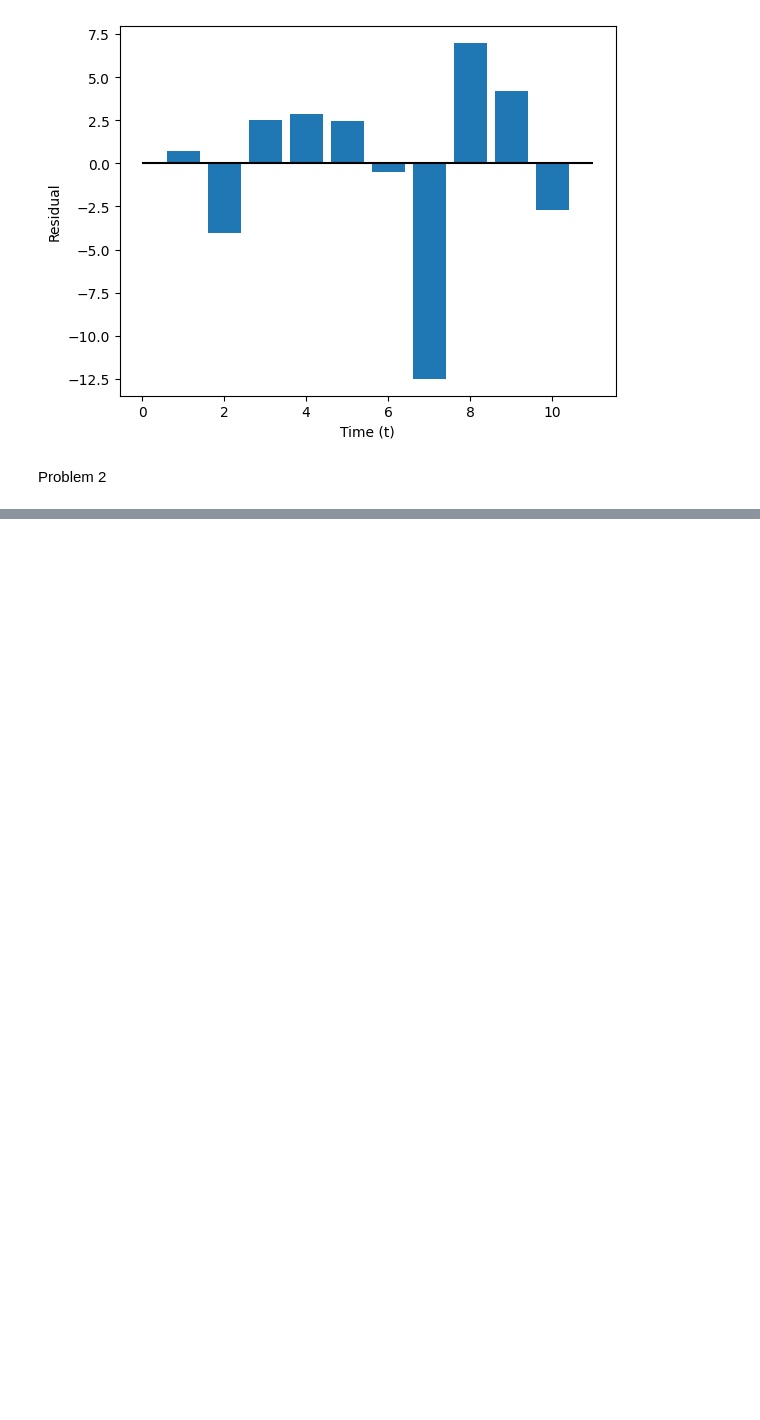
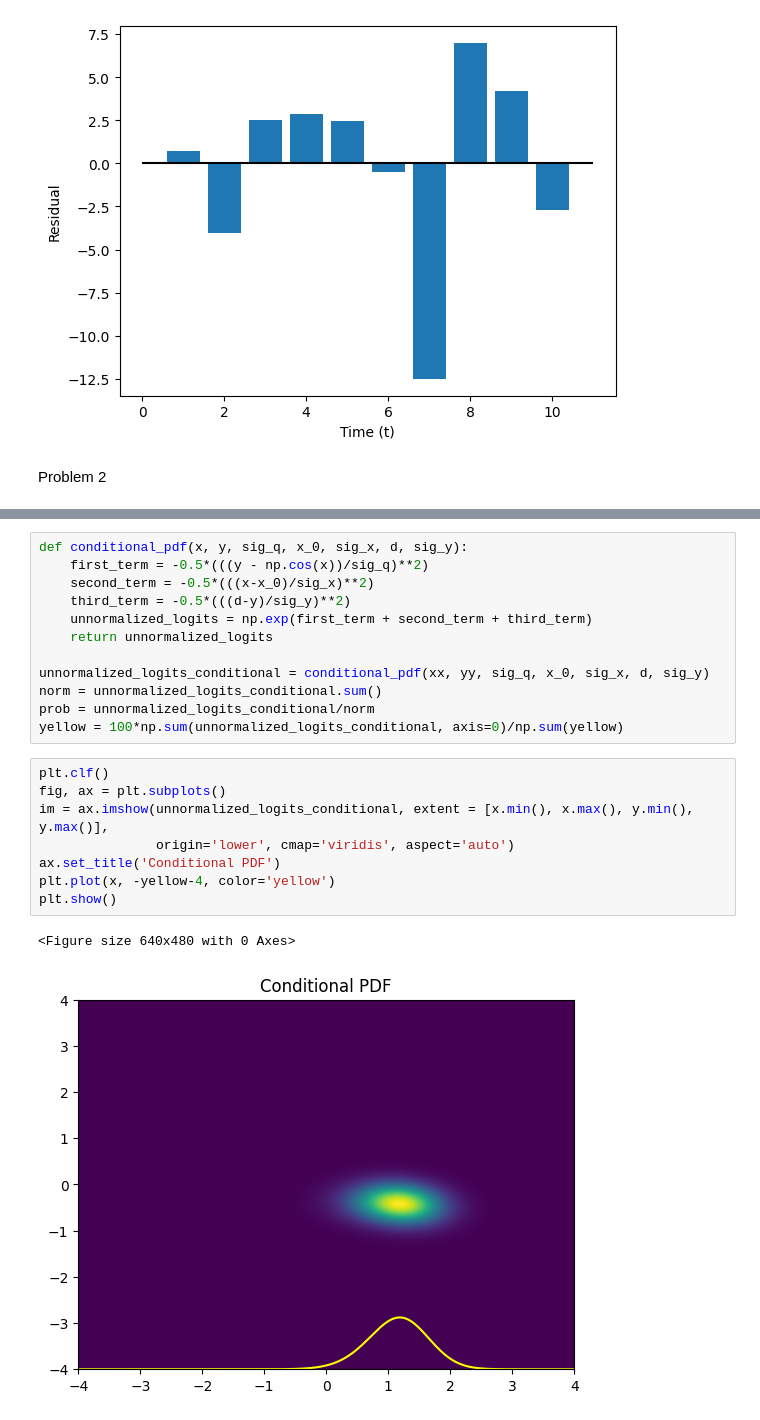
Before and after one commit to tcooley01/AERO729, a Jupyter notebook: HW6Files/Hw6.ipynb, the cells around one changed output, grey strips where cells are left out. Cells and saved outputs as stored; diff of their text form; blank space fills up the shorter version.

```diff
--- a/HW6Files/Hw6.ipynb
+++ b/HW6Files/Hw6.ipynb
@@ -128,0 +171,23 @@ Problem 2
+# %%
+def conditional_pdf(x, y, sig_q, x_0, sig_x, d, sig_y):
+    first_term = -0.5*(((y - np.cos(x))/sig_q)**2)
+    second_term = -0.5*(((x-x_0)/sig_x)**2)
+    third_term = -0.5*(((d-y)/sig_y)**2)
+    unnormalized_logits = np.exp(first_term + second_term + third_term)
+    return unnormalized_logits
+
+unnormalized_logits_conditional = conditional_pdf(xx, yy, sig_q, x_0, sig_x, d, sig_y)
+norm = unnormalized_logits_conditional.sum()
+prob = unnormalized_logits_conditional/norm
+yellow = 100*np.sum(unnormalized_logits_conditional, axis=0)/np.sum(yellow)
+# %%
+plt.clf()
+fig, ax = plt.subplots()
+im = ax.imshow(unnormalized_logits_conditional, extent = [x.min(), x.max(), y.min(), y.max()],
+               origin='lower', cmap='viridis', aspect='auto')
+ax.set_title('Conditional PDF')
+plt.plot(x, -yellow-4, color='yellow')
+plt.show()
+# %% [output]
+<Figure size 640x480 with 0 Axes>
+[figure, added]
```
Also changed, not shown: parts of 3 cells of this notebook.
